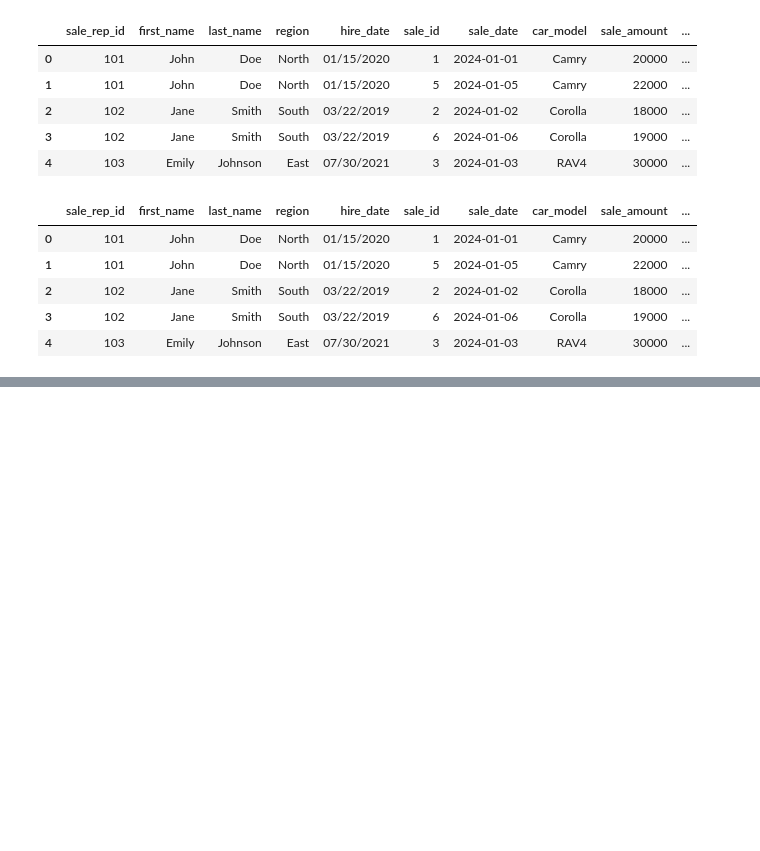
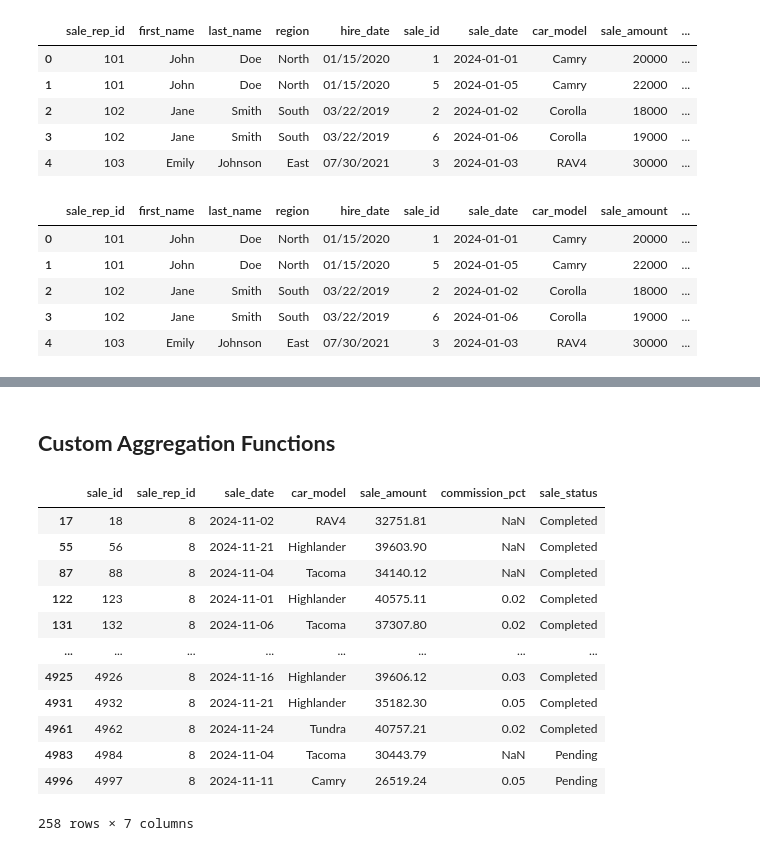
Before and after one commit to KhdaraBasha/Data-Engineer, a Jupyter notebook: Python/basics/python_exploring_toyota_sales_data.ipynb, the cells around one changed output, grey strips where cells are left out. Cells and saved outputs as stored; diff of their text form; code cells hidden in the pictures; blank space fills up the shorter version.

Commit message:
Pushing changes made to analyze Toyota sales data

```diff
--- a/Python/basics/python_exploring_toyota_sales_data.ipynb
+++ b/Python/basics/python_exploring_toyota_sales_data.ipynb
@@ -1135,0 +1138,11 @@ join_df.head()
+# %%
+# load toyota sales data and sales rep data from the csv files
+# Please note that these are recently edited files. Do not suggest code that has been deleted.
+
+# load sales data
+sales_df = pd.read_csv('data/toyota_sales_data.csv', low_memory=False)
+print(sales_df.columns)
+print()
+# load sales rep data
+sales_rep = pd.read_csv('data/sales_reps_data.csv', low_memory=False)
+print(sales_rep.columns)
@@ -1135,0 +1393,20 @@ join_df.head()
+# %% [markdown]
+## <strong> Custom Aggregation Functions </strong>
+# %%
+sales_by_rep_8 = sales_df.query("sale_rep_id == 8")
+
+sales_by_rep_8
+# %% [output]
+|  | sale_id | sale_rep_id | sale_date | car_model | sale_amount | commission_pct | sale_status |
+| 17 | 18 | 8 | 2024-11-02 | RAV4 | 32751.81 | NaN | Completed |
+| 55 | 56 | 8 | 2024-11-21 | Highlander | 39603.90 | NaN | Completed |
+| 87 | 88 | 8 | 2024-11-04 | Tacoma | 34140.12 | NaN | Completed |
+| 122 | 123 | 8 | 2024-11-01 | Highlander | 40575.11 | 0.02 | Completed |
+| 131 | 132 | 8 | 2024-11-06 | Tacoma | 37307.80 | 0.02 | Completed |
+| ... | ... | ... | ... | ... | ... | ... | ... |
+| 4925 | 4926 | 8 | 2024-11-16 | Highlander | 39606.12 | 0.03 | Completed |
+| 4931 | 4932 | 8 | 2024-11-21 | Highlander | 35182.30 | 0.05 | Completed |
+| 4961 | 4962 | 8 | 2024-11-24 | Tundra | 40757.21 | 0.02 | Completed |
+| 4983 | 4984 | 8 | 2024-11-04 | Tacoma | 30443.79 | NaN | Pending |
+| 4996 | 4997 | 8 | 2024-11-11 | Camry | 26519.24 | 0.05 | Pending |
+258 rows × 7 columns
```
Also changed, not shown: parts of 23 cells of this notebook.
